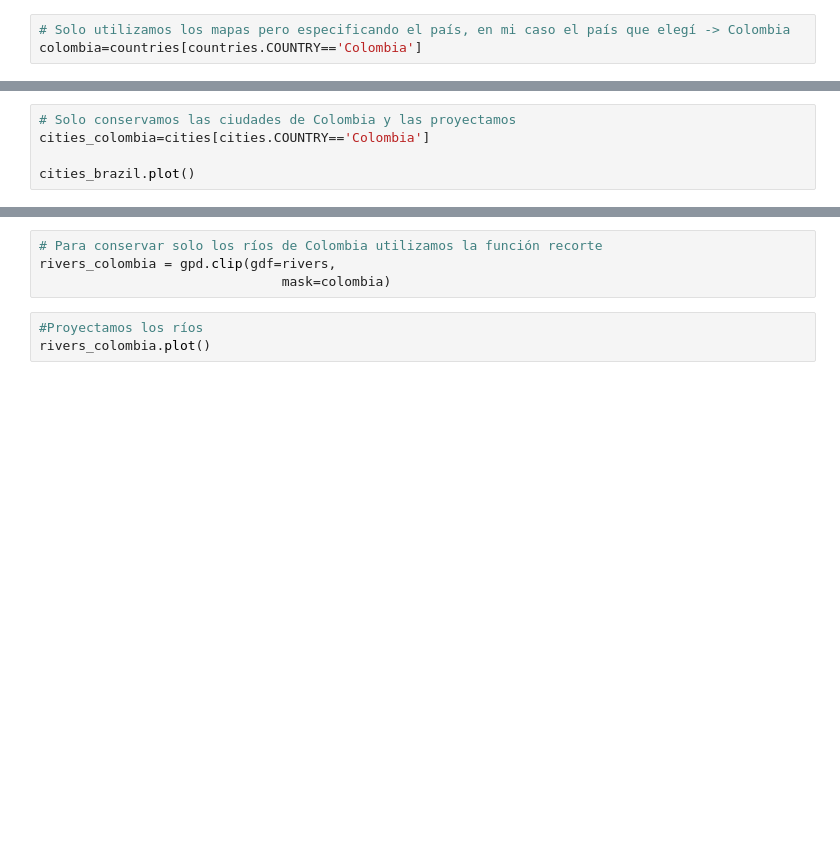
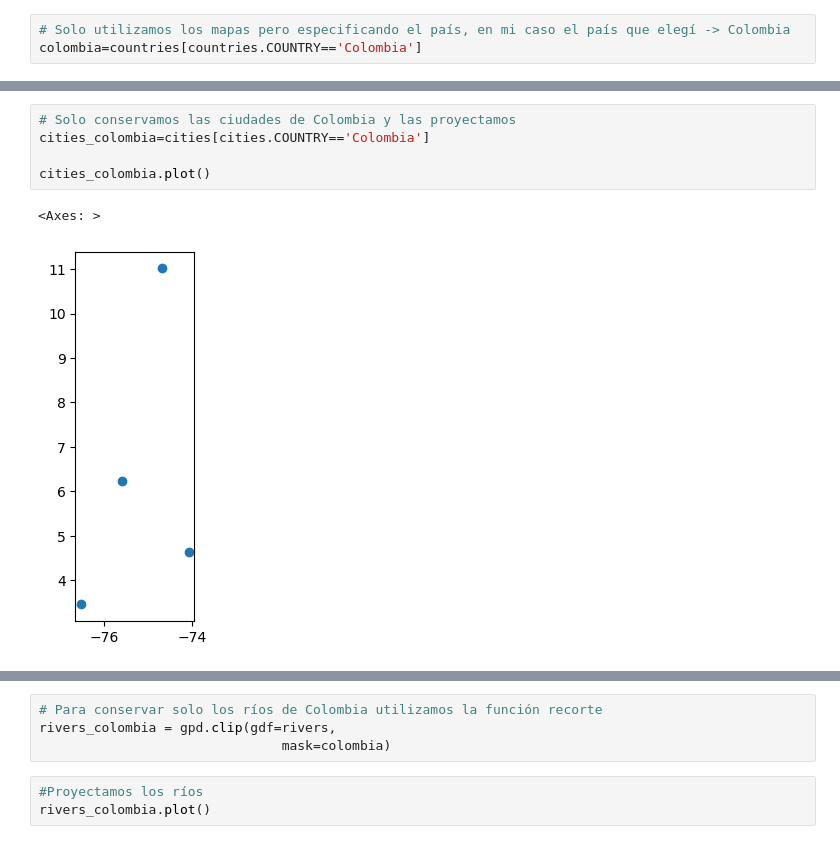
Before and after one commit to ZairaYacsavilca/simpleplot, a Jupyter notebook: Untitled.ipynb, the cells around one changed output, grey strips where cells are left out. Saved outputs shown, nothing was run; the diff lists cells and outputs as text; blank space fills up the shorter version.

```diff
--- a/Untitled.ipynb
+++ b/Untitled.ipynb
@@ -26,7 +33,10 @@ colombia.plot()
 # %%
 # Solo conservamos las ciudades de Colombia y las proyectamos
 cities_colombia=cities[cities.COUNTRY=='Colombia']
 
-cities_brazil.plot()
+cities_colombia.plot()
+# %% [output]
+<Axes: >
+[figure, added]
 # %%
 cities_colombia.head()
```
Also changed, not shown: parts of 16 cells of this notebook.
